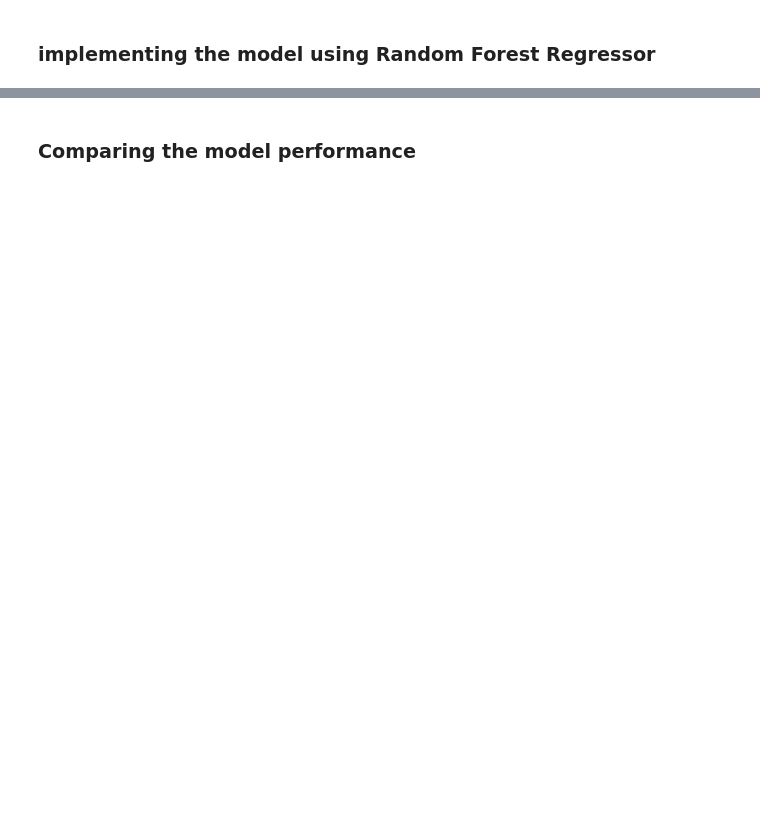
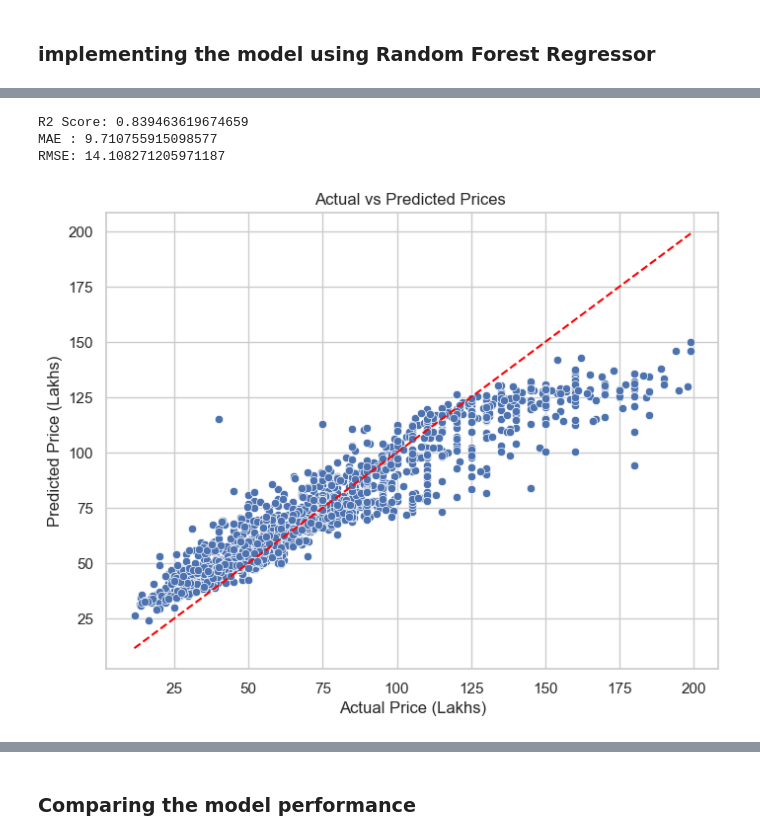
Before and after one commit to SourabhDixit07/Banglore_House_Price_Prediction, a Jupyter notebook: Finalproject.ipynb, the cells around one changed output, grey strips where cells are left out. Saved outputs shown, nothing was run; the diff lists cells and outputs as text; code cells hidden in the pictures; blank space fills up the shorter version.

```diff
--- a/Finalproject.ipynb
+++ b/Finalproject.ipynb
@@ -480,0 +375,33 @@ R² Score : 0.9987268475743163
+# %%
+rt_model = RandomForestRegressor(
+    n_estimators=200,
+    max_depth=15,
+    min_samples_split=15,
+    min_samples_leaf=5,
+     max_features='sqrt',
+    random_state=42
+)
+rt_model.fit(X_train, y_train)
+
+
+# Predict and Evaluate
+y_pred = rt_model.predict(X_test)
+r2 = r2_score(y_test, y_pred)
+rmse = mean_squared_error(y_test, y_pred, squared=False)
+
+print("R2 Score:", r2)
+print("MAE :",mean_absolute_error(y_test,y_pred))
+print("RMSE:", rmse)
+plt.figure(figsize=(8, 6))
+sns.scatterplot(x=y_test, y=y_pred)
+plt.plot([y_test.min(), y_test.max()], [y_test.min(), y_test.max()], color='red', linestyle='--')
+plt.xlabel("Actual Price (Lakhs)")
+plt.ylabel("Predicted Price (Lakhs)")
+plt.title("Actual vs Predicted Prices ")
+plt.grid(True)
+plt.show()
+# %% [output]
+R2 Score: 0.839463619674659
+MAE : 9.710755915098577
+RMSE: 14.108271205971187
+[figure, added]
```
Also changed, not shown: parts of 30 cells of this notebook.
